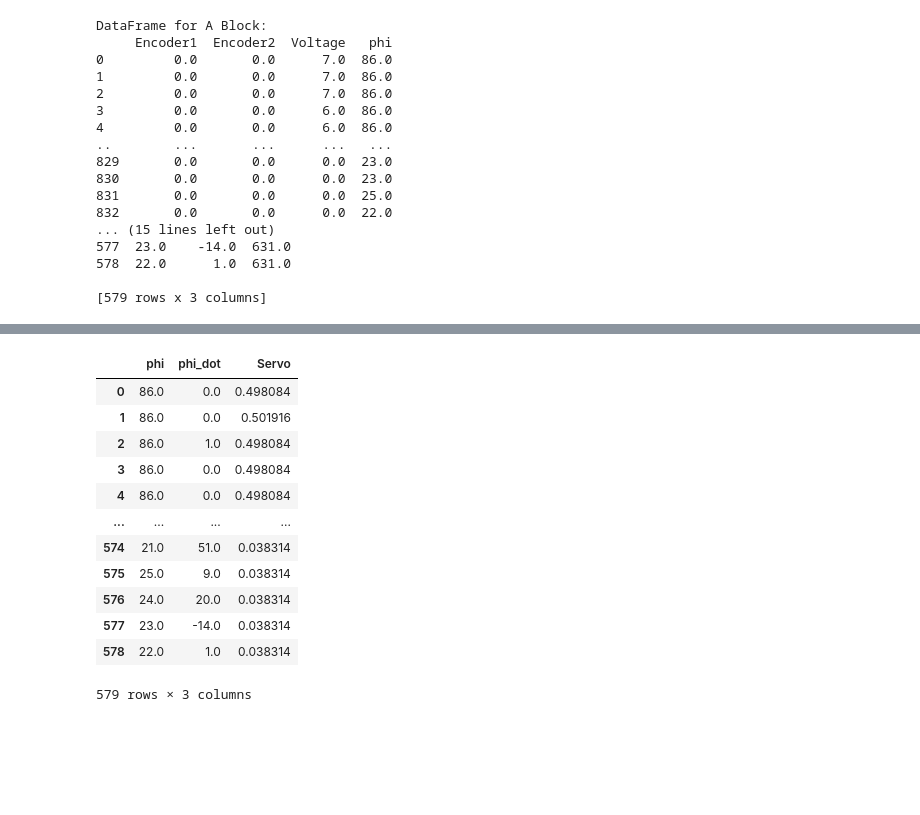
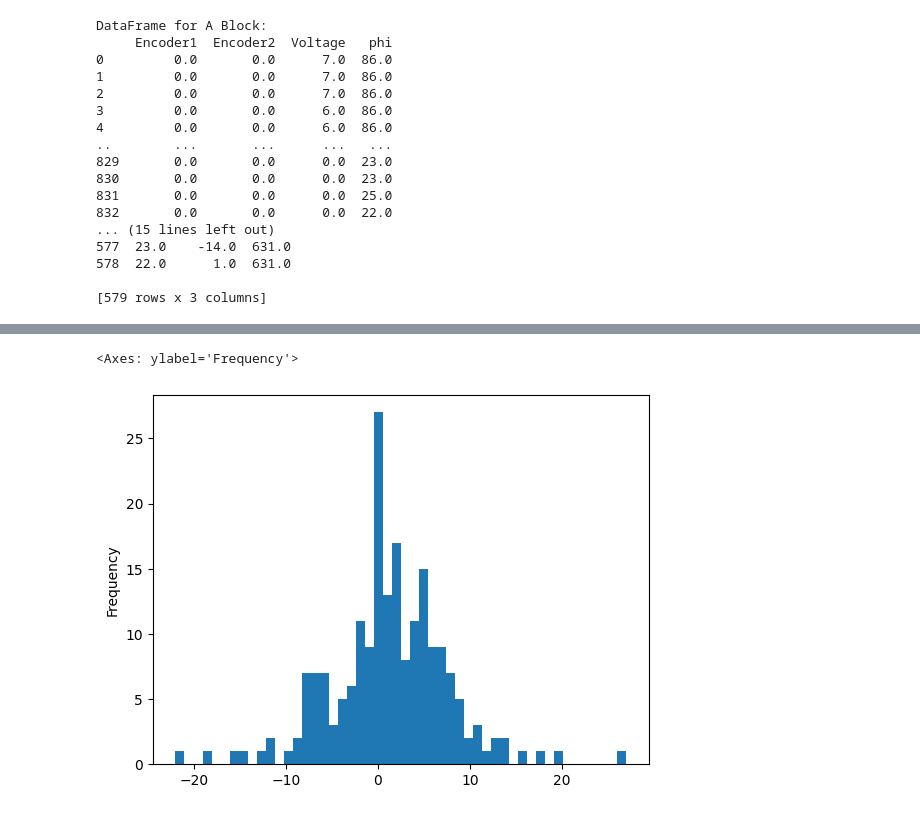
Before and after one commit to HadiElnemr/MiniBike-Control, a Jupyter notebook: MiniBike/Bike_codes_and_docs/collected_data/process raw data.ipynb, the cells around one changed output, grey strips where cells are left out. Drawn from its saved outputs; the diff is of its cells as text; code cells hidden in the pictures; blank space fills up the shorter version.

```diff
--- a/MiniBike/Bike_codes_and_docs/collected_data/process raw data.ipynb
+++ b/MiniBike/Bike_codes_and_docs/collected_data/process raw data.ipynb
@@ -227,16 +138,9 @@ Name: Servo, Length: 579, dtype: float64
 # %%
-df_b
+clean_states = df_b[df_b['phi'].abs() <= 45][100:300]
+# clean_states = clean_states.drop(columns=['phi', 'Servo'])[['phi_rad', 'phi_dot', 'delta']]
+clean_states = clean_states.drop(columns=['Servo'])[['phi', 'phi_dot', 'delta']]
+# clean_states
+clean_states['phi_dot'].plot.hist(bins=50)
 # %% [output]
-|  | phi | phi_dot | Servo |
-| 0 | 86.0 | 0.0 | 0.498084 |
-| 1 | 86.0 | 0.0 | 0.501916 |
-| 2 | 86.0 | 1.0 | 0.498084 |
-| 3 | 86.0 | 0.0 | 0.498084 |
-| 4 | 86.0 | 0.0 | 0.498084 |
-| ... | ... | ... | ... |
-| 574 | 21.0 | 51.0 | 0.038314 |
-| 575 | 25.0 | 9.0 | 0.038314 |
-| 576 | 24.0 | 20.0 | 0.038314 |
-| 577 | 23.0 | -14.0 | 0.038314 |
-| 578 | 22.0 | 1.0 | 0.038314 |
-579 rows × 3 columns
+<Axes: ylabel='Frequency'>
+[figure, added]
```
Also changed, not shown: parts of 16 cells of this notebook, 1 other file.
